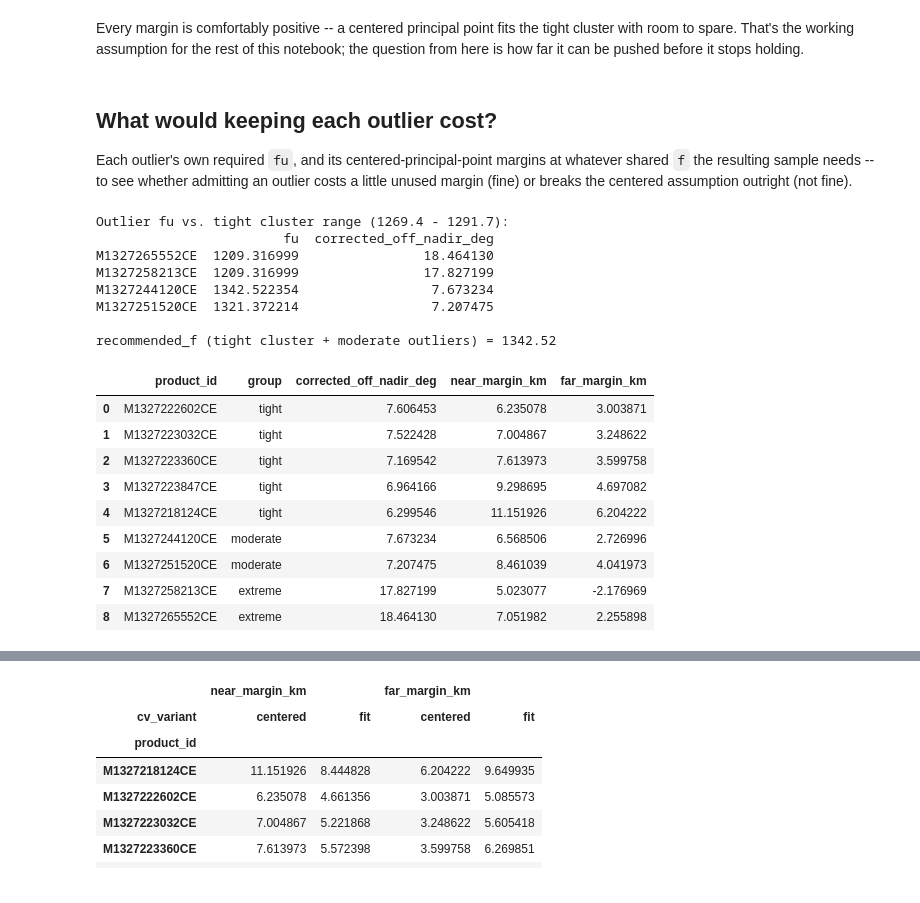
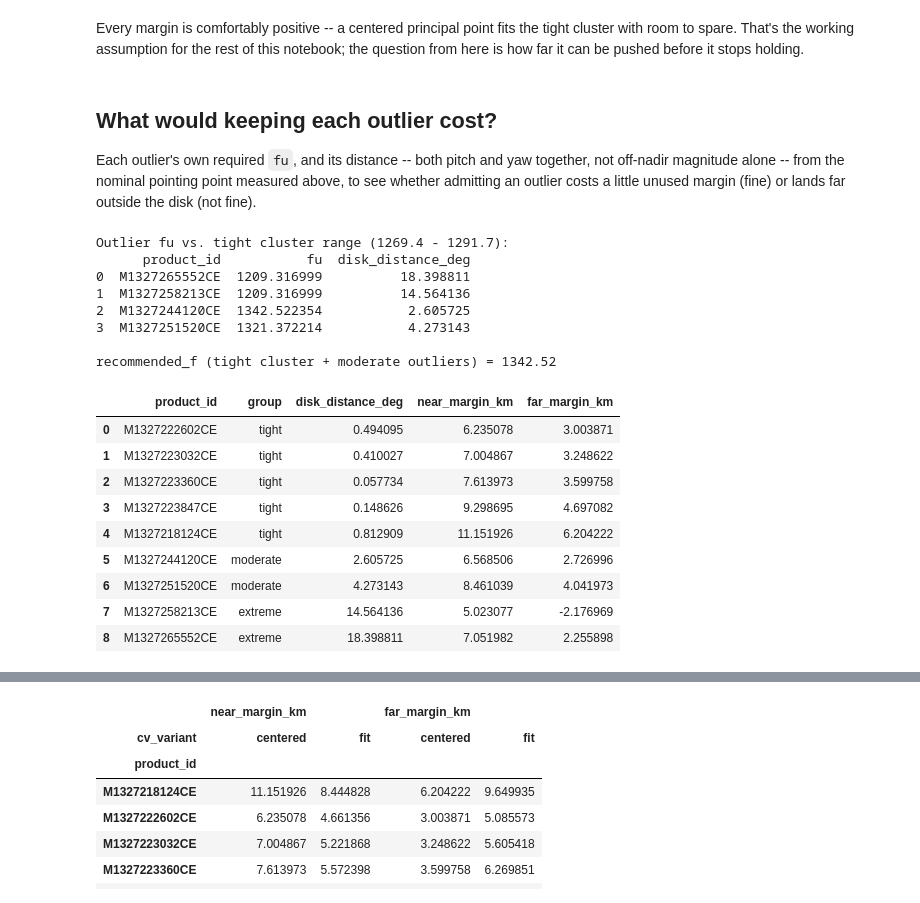
Before and after one commit to trey0/trntest, a Jupyter notebook: notebooks/sensor_calibration_scoping.ipynb, the cells around one changed output, grey strips where cells are left out. Drawn from its saved outputs; the diff is of its cells as text; code cells hidden in the pictures.

```diff
--- a/notebooks/sensor_calibration_scoping.ipynb
+++ b/notebooks/sensor_calibration_scoping.ipynb
@@ -163,7 +167,7 @@ solved_cameras: dict[str, camera.Camera] = {}
 def solved_camera(product_id: str) -> camera.Camera:
     """This EDR's own real per-EDR sensor fit -- the ground truth this notebook measures the fixed
     model against, and the only way to examine an EDR outside its nominal envelope at all, since
-    `entry.camera` (`fixed_sensor=True`) asserts `off_nadir_deg` is within it."""
+    `entry.camera` (`fixed_sensor=True`) asserts it's within the nominal pointing disk."""
     if product_id not in solved_cameras:
         solved_cameras[product_id] = camera.build_camera(entries[product_id].per_image_config, fixed_sensor=False)
     return solved_cameras[product_id]
@@ -176,14 +180,25 @@ def crop_footprint(product_id: str) -> dict:
     )
 
 
+def corrected_pitch_yaw_deg(product_id: str) -> tuple[float, float]:
+    """The *corrected* (post-boresight-correction) boresight's own pitch/yaw -- what
+    `NOMINAL_BORESIGHT_PITCH_DEG`/`NOMINAL_BORESIGHT_YAW_DEG` are measured in."""
+    cam = solved_camera(product_id)
+    c_km = np.array(cam.camera_center_moon_me_m) / 1000.0
+    boresight_me = np.array(cam.r_cam_to_me)[:, 2]  # unaffected by the k-twist -- see camera.py's build_camera
+    frame_timing = entries[product_id].frame_timing
+    forward_step_km = camera.ground_track_step_km(frame_timing, cam.center_frame_index)
+    return camera.boresight_pitch_yaw_deg(c_km, boresight_me, forward_step_km)
+
+
 tight_summary = pd.DataFrame(
-    {
-        "fu": {pid: solved_camera(pid).focal_length_u_px for pid in tight_sample_ids},
-        "corrected_off_nadir_deg": {pid: solved_camera(pid).off_nadir_deg for pid in tight_sample_ids},
-    }
+    [
+        dict(product_id=pid, fu=solved_camera(pid).focal_length_u_px, pitch_deg=p, yaw_deg=y)
+        for pid, (p, y) in ((pid, corrected_pitch_yaw_deg(pid)) for pid in tight_sample_ids)
+    ]
 )
 print(tight_summary)
-tight_fu = tight_summary["fu"]
+tight_fu = tight_summary.set_index("product_id")["fu"]
 recommended_f_tight = tight_fu.max()
 print(f"\nrecommended_f (tight cluster only) = {recommended_f_tight:.2f}")
 # %% [output]
@@ -249,17 +267,26 @@ far it can be pushed before it stops holding.
 # %% [markdown]
 ## What would keeping each outlier cost?
 
-Each outlier's own required `fu`, and its centered-principal-point margins at whatever shared `f`
-the resulting sample needs -- to see whether admitting an outlier costs a little unused margin
-(fine) or breaks the centered assumption outright (not fine).
+Each outlier's own required `fu`, and its distance -- both pitch and yaw together, not off-nadir
+magnitude alone -- from the nominal pointing point measured above, to see whether admitting an
+outlier costs a little unused margin (fine) or lands far outside the disk (not fine).
 # %%
+NOMINAL_BORESIGHT_PITCH_DEG = tight_summary["pitch_deg"].mean()
+NOMINAL_BORESIGHT_YAW_DEG = tight_summary["yaw_deg"].mean()
+
+
+def disk_distance_deg(product_id: str) -> float:
+    pitch_deg, yaw_deg = corrected_pitch_yaw_deg(product_id)
+    return float(np.hypot(pitch_deg - NOMINAL_BORESIGHT_PITCH_DEG, yaw_deg - NOMINAL_BORESIGHT_YAW_DEG))
+
+
 outlier_ids = list(outliers["product_id"])
 entries.update({pid: dataset[pid] for pid in outlier_ids})
 outlier_summary = pd.DataFrame(
-    {
-        "fu": {pid: solved_camera(pid).focal_length_u_px for pid in outlier_ids},
-        "corrected_off_nadir_deg": {pid: solved_camera(pid).off_nadir_deg for pid in outlier_ids},
-    }
+    [
+        dict(product_id=pid, fu=solved_camera(pid).focal_length_u_px, disk_distance_deg=disk_distance_deg(pid))
+        for pid in outlier_ids
+    ]
 )
 print(f"Outlier fu vs. tight cluster range ({tight_fu.min():.1f} - {tight_fu.max():.1f}):")
 print(outlier_summary)
@@ -267,43 +294,43 @@ print(outlier_summary)
 moderate_ids = ["M1327244120CE", "M1327251520CE"]
 extreme_ids = ["M1327258213CE", "M1327265552CE"]
 
-recommended_f = pd.concat([tight_fu, outlier_summary["fu"].loc[moderate_ids]]).max()
+recommended_f = pd.concat([tight_fu, outlier_summary.set_index("product_id")["fu"].loc[moderate_ids]]).max()
 print(f"\nrecommended_f (tight cluster + moderate outliers) = {recommended_f:.2f}")
 # %% [output]
 Outlier fu vs. tight cluster range (1269.4 - 1291.7):
-                        fu  corrected_off_nadir_deg
-M1327265552CE  1209.316999                18.464130
-M1327258213CE  1209.316999                17.827199
-M1327244120CE  1342.522354                 7.673234
-M1327251520CE  1321.372214                 7.207475
+      product_id           fu  disk_distance_deg
+0  M1327265552CE  1209.316999          18.398811
+1  M1327258213CE  1209.316999          14.564136
+2  M1327244120CE  1342.522354           2.605725
+3  M1327251520CE  1321.372214           4.273143
 
 recommended_f (tight cluster + moderate outliers) = 1342.52
 # %%
 cost_rows = []
 for pid in tight_sample_ids + moderate_ids + extreme_ids:
     near_km, far_km = centered_margins_km(pid, recommended_f)
     cost_rows.append(
         dict(
             product_id=pid,
             group="tight" if pid in tight_sample_ids else ("moderate" if pid in moderate_ids else "extreme"),
-            corrected_off_nadir_deg=solved_camera(pid).off_nadir_deg,
+            disk_distance_deg=disk_distance_deg(pid),
             near_margin_km=near_km,
             far_margin_km=far_km,
         )
     )
 cost_df = pd.DataFrame(cost_rows)
 cost_df
 # %% [output]
-|  | product_id | group | corrected_off_nadir_deg | near_margin_km | far_margin_km |
-| 0 | M1327222602CE | tight | 7.606453 | 6.235078 | 3.003871 |
-| 1 | M1327223032CE | tight | 7.522428 | 7.004867 | 3.248622 |
-| 2 | M1327223360CE | tight | 7.169542 | 7.613973 | 3.599758 |
-| 3 | M1327223847CE | tight | 6.964166 | 9.298695 | 4.697082 |
-| 4 | M1327218124CE | tight | 6.299546 | 11.151926 | 6.204222 |
-| 5 | M1327244120CE | moderate | 7.673234 | 6.568506 | 2.726996 |
-| 6 | M1327251520CE | moderate | 7.207475 | 8.461039 | 4.041973 |
-| 7 | M1327258213CE | extreme | 17.827199 | 5.023077 | -2.176969 |
-| 8 | M1327265552CE | extreme | 18.464130 | 7.051982 | 2.255898 |
+|  | product_id | group | disk_distance_deg | near_margin_km | far_margin_km |
+| 0 | M1327222602CE | tight | 0.494095 | 6.235078 | 3.003871 |
+| 1 | M1327223032CE | tight | 0.410027 | 7.004867 | 3.248622 |
+| 2 | M1327223360CE | tight | 0.057734 | 7.613973 | 3.599758 |
+| 3 | M1327223847CE | tight | 0.148626 | 9.298695 | 4.697082 |
+| 4 | M1327218124CE | tight | 0.812909 | 11.151926 | 6.204222 |
+| 5 | M1327244120CE | moderate | 2.605725 | 6.568506 | 2.726996 |
+| 6 | M1327251520CE | moderate | 4.273143 | 8.461039 | 4.041973 |
+| 7 | M1327258213CE | extreme | 14.564136 | 5.023077 | -2.176969 |
+| 8 | M1327265552CE | extreme | 18.398811 | 7.051982 | 2.255898 |
 # %% [markdown]
 The two moderate outliers need `fu` up to ~1345 -- about 4% above the tight cluster's own max
 (~1292) -- and at that shared, larger `f` their own centered margins come out comparable to the
```
Also changed, not shown: parts of 21 cells of this notebook, 5 other files.
